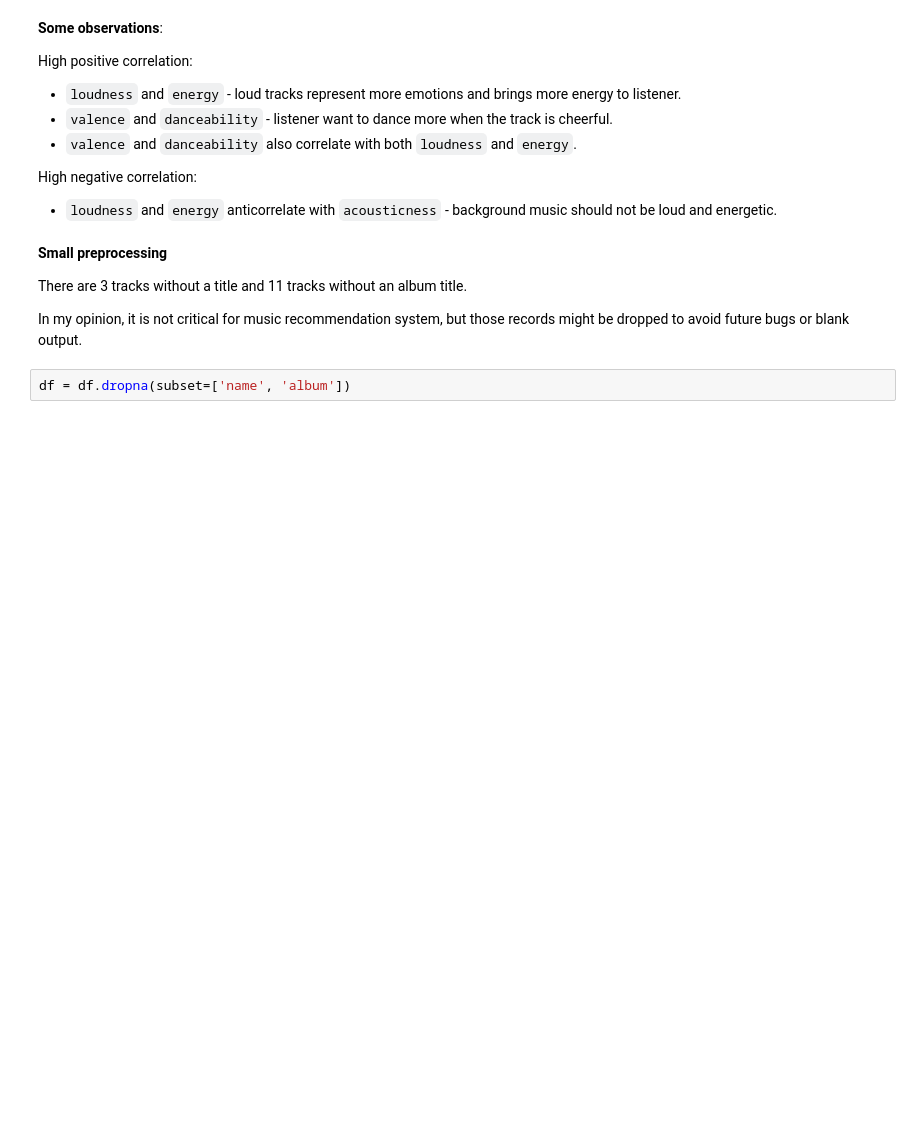
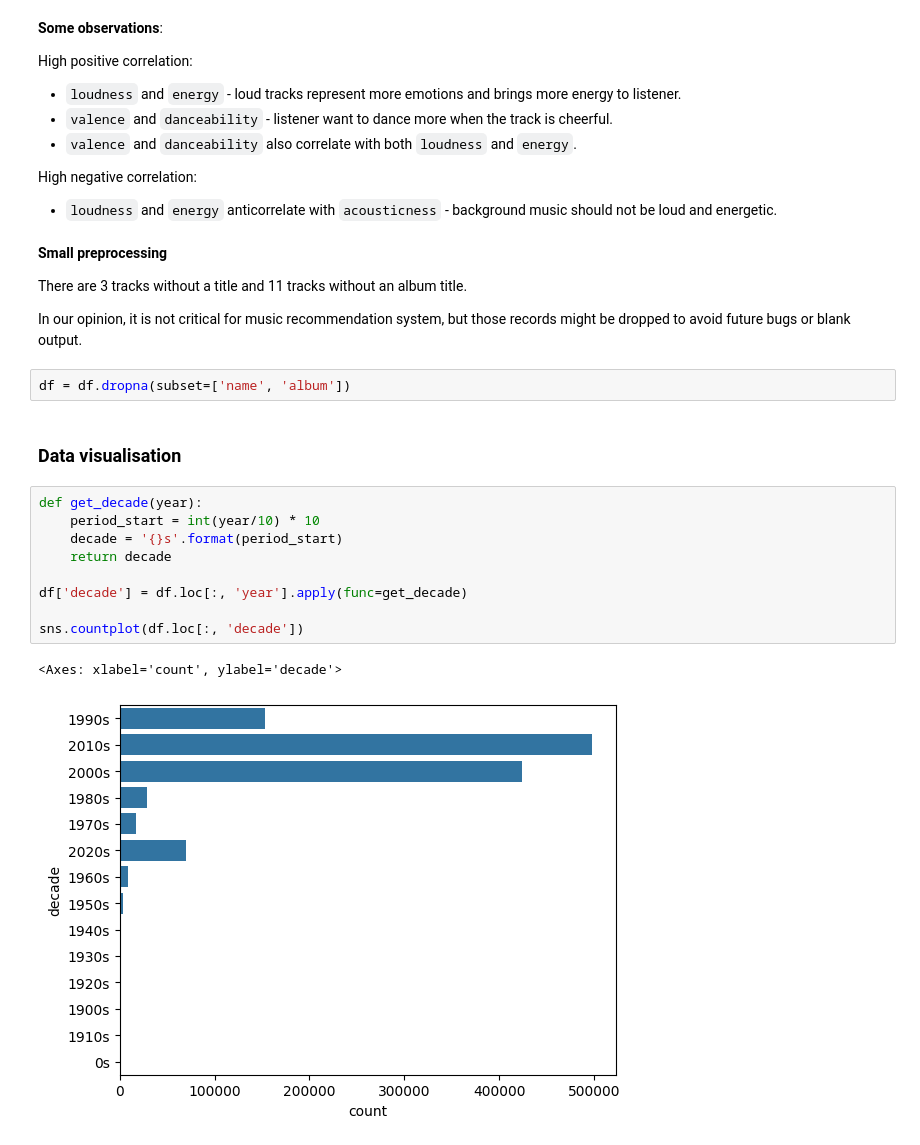
Before and after one commit to Sladkopar/PMLDL, a Jupyter notebook: code/preprocess.ipynb, the cells around one changed output. Drawn from its saved outputs; the diff is of its cells as text; blank space fills up the shorter version.

```diff
--- a/code/preprocess.ipynb
+++ b/code/preprocess.ipynb
@@ -155,6 +156,20 @@ High negative correlation:
 
 There are 3 tracks without a title and 11 tracks without an album title.
 
-In my opinion, it is not critical for music recommendation system, but those records might be dropped to avoid future bugs or blank output.
+In our opinion, it is not critical for music recommendation system, but those records might be dropped to avoid future bugs or blank output.
 # %%
 df = df.dropna(subset=['name', 'album'])
+# %% [markdown]
+### Data visualisation
+# %%
+def get_decade(year):
+    period_start = int(year/10) * 10
+    decade = '{}s'.format(period_start)
+    return decade
+
+df['decade'] = df.loc[:, 'year'].apply(func=get_decade)
+
+sns.countplot(df.loc[:, 'decade'])
+# %% [output]
+<Axes: xlabel='count', ylabel='decade'>
+[figure, added]
```
Also changed, not shown: parts of 3 cells of this notebook.
